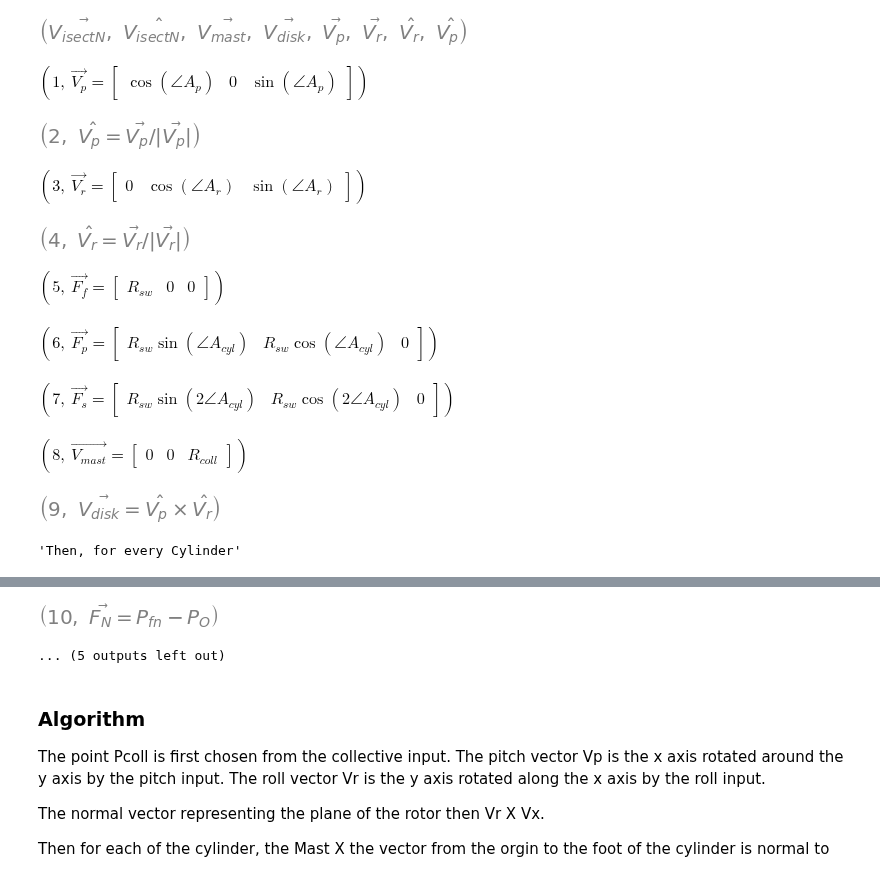
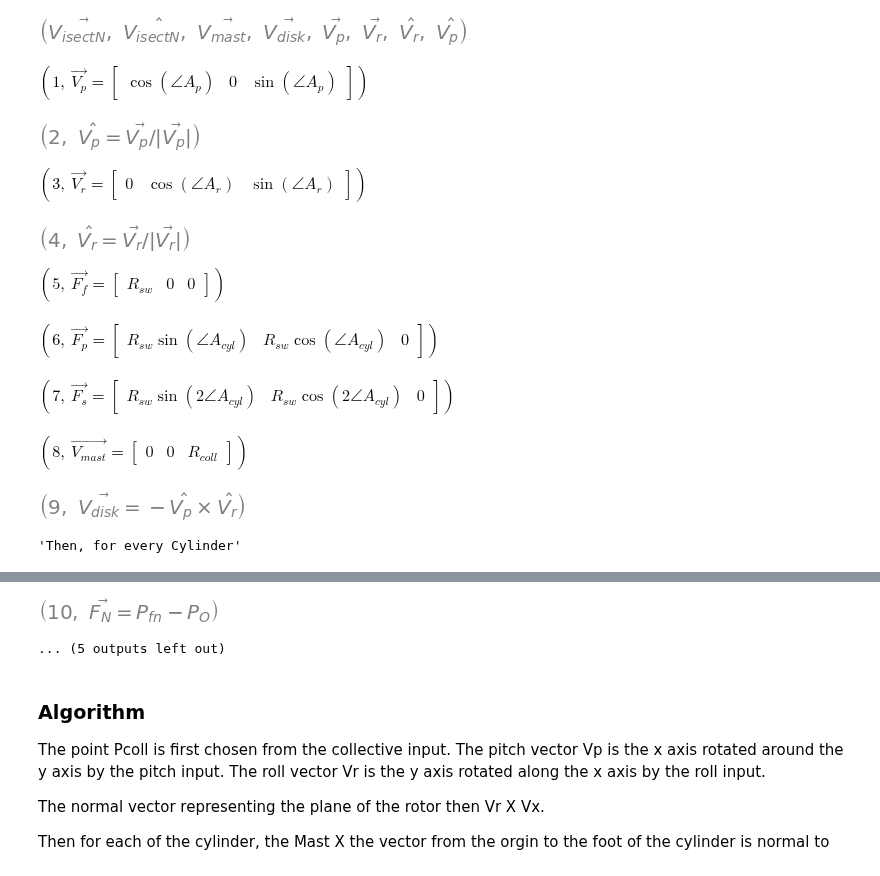
Before and after one commit to ivorjawa/StewartPlatform, a Jupyter notebook: RotorHead.ipynb, the cells around one changed output, grey strips where cells are left out. Drawn from its saved outputs; the diff is of its cells as text; code cells hidden in the pictures.

```diff
--- a/RotorHead.ipynb
+++ b/RotorHead.ipynb
@@ -84,45 +84,45 @@ e4 = Eq(Vrhat, Vr/abs(Vr))
 
 e5 = Eq(Ff, sym.Matrix([Rsw, 0, 0]).T)
 e6 = Eq(Fp, sym.Matrix([Rsw*sym.sin(Acyl), Rsw*sym.cos(Acyl), 0]).T)
 e7 = Eq(Fs, sym.Matrix([Rsw*sym.sin(2*Acyl), Rsw*sym.cos(2*Acyl), 0]).T)
 
 e8 = Eq(Vmast, sym.Matrix([0, 0, Rcoll]).T)
 
-e9 = Eq(Vdisk, symvec.Cross(Vphat, Vrhat))
+e9 = Eq(Vdisk, symvec.Cross(Vrhat, Vphat))
 
 # for each cylinder, Vcn normal of plane formed by foot and mast
 e9_5 = Eq(Fn, Pfn-P0)
 e10 = Eq(Vcn, symvec.Cross(Fn, Vmast))
 e11 = Eq(Visectn, symvec.Cross(Vdisk, Vcn))
 e12 = Eq(Visectnhat, Visectn/abs(Visectn))
 e13 = Eq(Van, Rsw*Visectnhat+Vmast)
 e14 = Eq(Cn, Van - Fn)
 
 eqs = [e1, e2, e3, e4, e5, e6, e7, e8, e9]
 eqs2 = [e9_5, e10, e11, e12, e13, e14]
 for i, e in enumerate(eqs):
     #display(e)
     display((sym.Symbol(f"{i+1}"),e))
 
 display("Then, for every Cylinder")
 display(Cn)
 
 for i, e in enumerate(eqs2):
     #display(e)
     display((sym.Symbol(f"{i+10}"),e))
 # %% [output]
 $\displaystyle \left( 1, \  \vec{V_p} = \left[\begin{matrix}\cos{\left(\angle{A_p} \right)} & 0 & \sin{\left(\angle{A_p} \right)}\end{matrix}\right]\right)$
-[figure, old version]
+[figure, new version]
 $\displaystyle \left( 3, \  \vec{V_r} = \left[\begin{matrix}0 & \cos{\left(\angle{A_r} \right)} & \sin{\left(\angle{A_r} \right)}\end{matrix}\right]\right)$
-[figure, old version]
+[figure, new version]
 $\displaystyle \left( 5, \  \vec{F_f} = \left[\begin{matrix}R_{sw} & 0 & 0\end{matrix}\right]\right)$
 $\displaystyle \left( 6, \  \vec{F_p} = \left[\begin{matrix}R_{sw} \sin{\left(\angle{A_{cyl}} \right)} & R_{sw} \cos{\left(\angle{A_{cyl}} \right)} & 0\end{matrix}\right]\right)$
 $\displaystyle \left( 7, \  \vec{F_s} = \left[\begin{matrix}R_{sw} \sin{\left(2 \angle{A_{cyl}} \right)} & R_{sw} \cos{\left(2 \angle{A_{cyl}} \right)} & 0\end{matrix}\right]\right)$
 $\displaystyle \left( 8, \  \vec{V_{mast}} = \left[\begin{matrix}0 & 0 & R_{coll}\end{matrix}\right]\right)$
-[figure, old version]
+[figure, new version]
 'Then, for every Cylinder'
 [figure]
-[figure, old version]
+[figure, new version]
 ... (5 outputs left out)
 # %%
 #for e in eqs:
```
Also changed, not shown: 2 other files.
